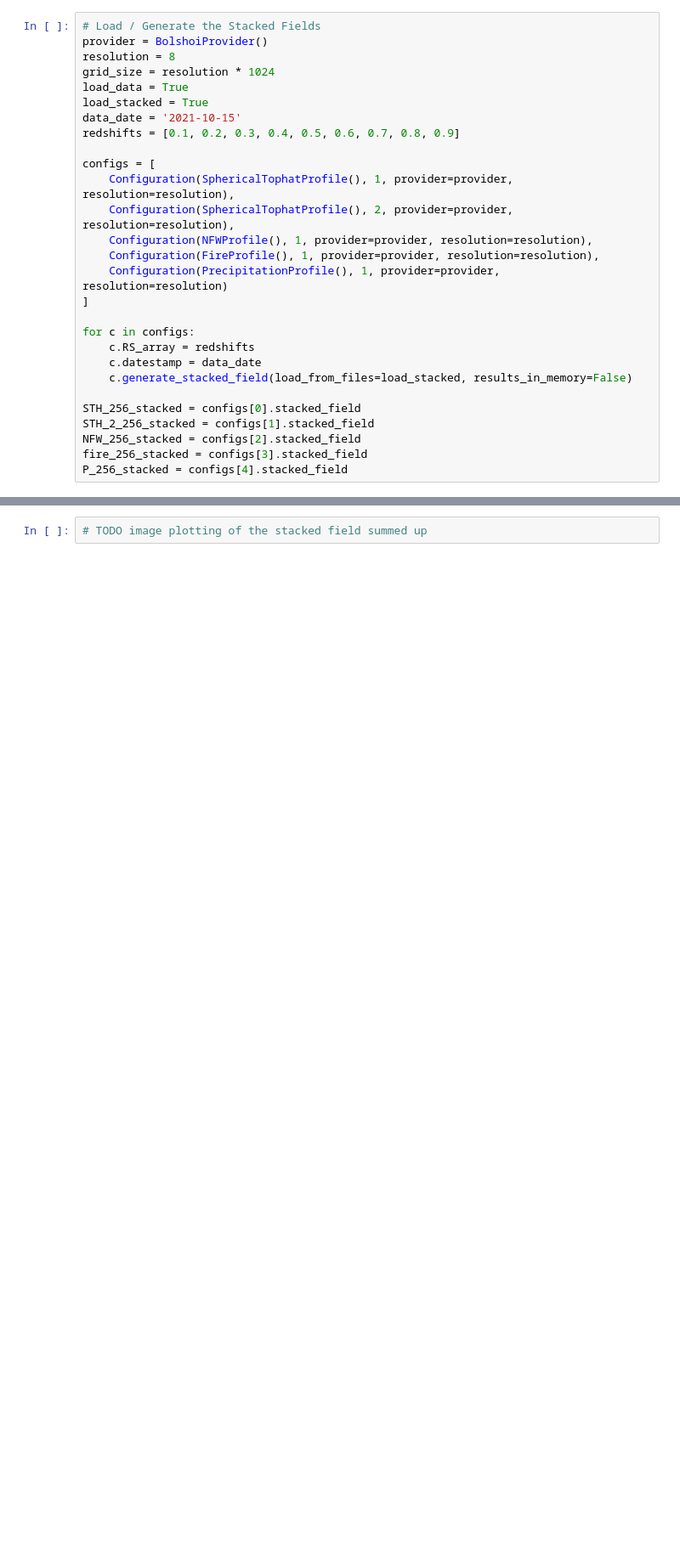
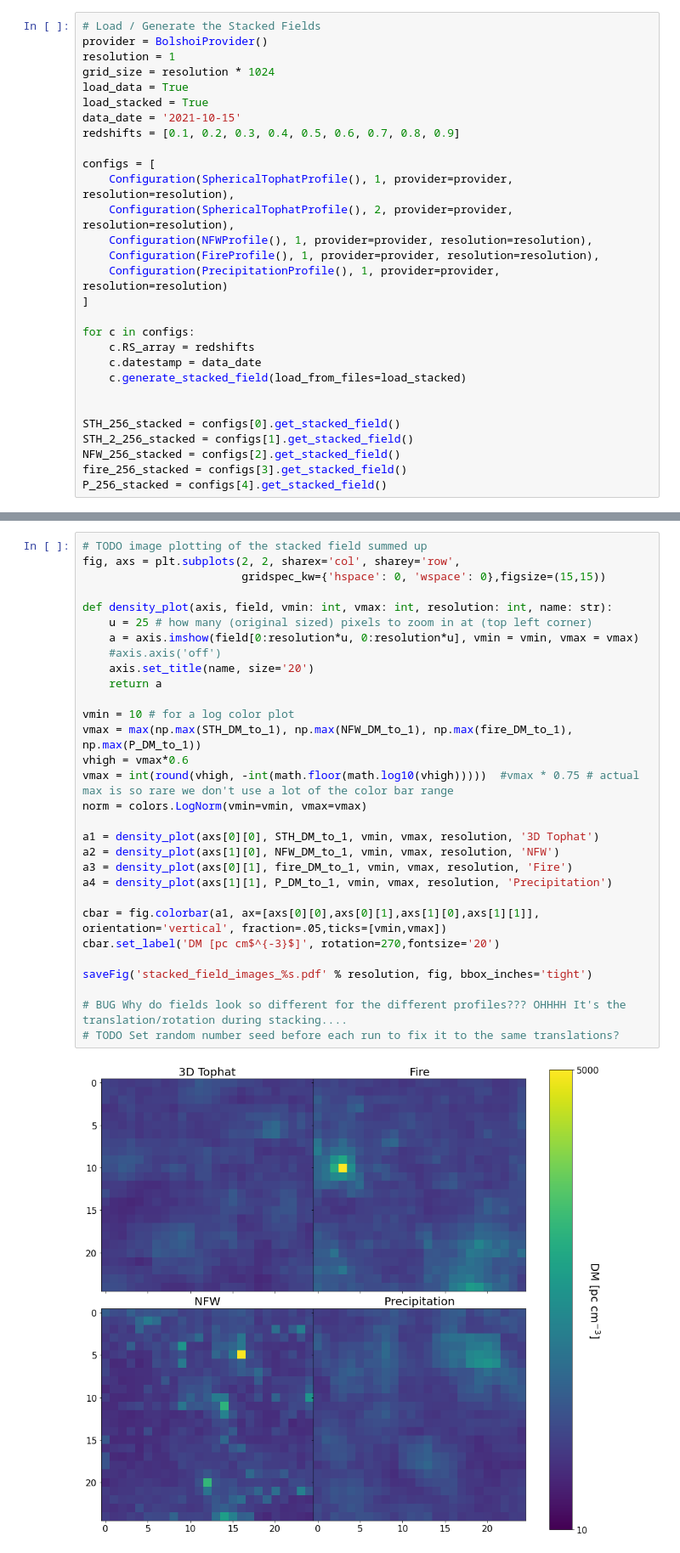
Before and after one commit to ianw89/cgm-brush, a Jupyter notebook: cgmbrush/plots/redshift_stacking_plots.ipynb, the cells around one changed output, grey strips where cells are left out. Shown at 85% size. Saved outputs shown, nothing was run; the diff lists cells and outputs as text; blank space fills up the shorter version.

Commit message:
Progress on new plots for displaying stacked fields. Issue: the stacking procedure translates the fields differently for each profile (random numbers), so its an apples to oranges comparison.

```diff
--- a/cgmbrush/plots/redshift_stacking_plots.ipynb
+++ b/cgmbrush/plots/redshift_stacking_plots.ipynb
@@ -19,7 +20,7 @@ plt.rc('figure', titlesize=BIGGER_SIZE)  # fontsize of the figure title
 # %%
 # Load / Generate the Stacked Fields
 provider = BolshoiProvider()
-resolution = 8
+resolution = 1
 grid_size = resolution * 1024
 load_data = True
 load_stacked = True
@@ -37,10 +38,11 @@ configs = [
 for c in configs:
     c.RS_array = redshifts
     c.datestamp = data_date
-    c.generate_stacked_field(load_from_files=load_stacked, results_in_memory=False)
+    c.generate_stacked_field(load_from_files=load_stacked)
 
-STH_256_stacked = configs[0].stacked_field
-STH_2_256_stacked = configs[1].stacked_field
-NFW_256_stacked = configs[2].stacked_field
-fire_256_stacked = configs[3].stacked_field
-P_256_stacked = configs[4].stacked_field
+
+STH_256_stacked = configs[0].get_stacked_field()
+STH_2_256_stacked = configs[1].get_stacked_field()
+NFW_256_stacked = configs[2].get_stacked_field()
+fire_256_stacked = configs[3].get_stacked_field()
+P_256_stacked = configs[4].get_stacked_field()
@@ -149,2 +163,32 @@ saveFig('fiducial_profiles_RS_hist.pdf', fig, bbox_inches='tight')
 # %%
 # TODO image plotting of the stacked field summed up
+fig, axs = plt.subplots(2, 2, sharex='col', sharey='row',
+                        gridspec_kw={'hspace': 0, 'wspace': 0},figsize=(15,15))
+
+def density_plot(axis, field, vmin: int, vmax: int, resolution: int, name: str):
+    u = 25 # how many (original sized) pixels to zoom in at (top left corner)
+    a = axis.imshow(field[0:resolution*u, 0:resolution*u], vmin = vmin, vmax = vmax)
+    #axis.axis('off')
+    axis.set_title(name, size='20')
+    return a
+
+vmin = 10 # for a log color plot
+vmax = max(np.max(STH_DM_to_1), np.max(NFW_DM_to_1), np.max(fire_DM_to_1), np.max(P_DM_to_1))
+vhigh = vmax*0.6
+vmax = int(round(vhigh, -int(math.floor(math.log10(vhigh)))))  #vmax * 0.75 # actual max is so rare we don't use a lot of the color bar range
+norm = colors.LogNorm(vmin=vmin, vmax=vmax)
+
+a1 = density_plot(axs[0][0], STH_DM_to_1, vmin, vmax, resolution, '3D Tophat')
+a2 = density_plot(axs[1][0], NFW_DM_to_1, vmin, vmax, resolution, 'NFW')
+a3 = density_plot(axs[0][1], fire_DM_to_1, vmin, vmax, resolution, 'Fire')
+a4 = density_plot(axs[1][1], P_DM_to_1, vmin, vmax, resolution, 'Precipitation')
+
+cbar = fig.colorbar(a1, ax=[axs[0][0],axs[0][1],axs[1][0],axs[1][1]], orientation='vertical', fraction=.05,ticks=[vmin,vmax])
+cbar.set_label('DM [pc cm$^{-3}$]', rotation=270,fontsize='20')
+
+saveFig('stacked_field_images_%s.pdf' % resolution, fig, bbox_inches='tight')
+
+# BUG Why do fields look so different for the different profiles??? OHHHH It's the translation/rotation during stacking....
+# TODO Set random number seed before each run to fix it to the same translations?
+# %% [output]
+[figure, added]
```
Also changed, not shown: parts of 4 cells of this notebook, 2 other files.
